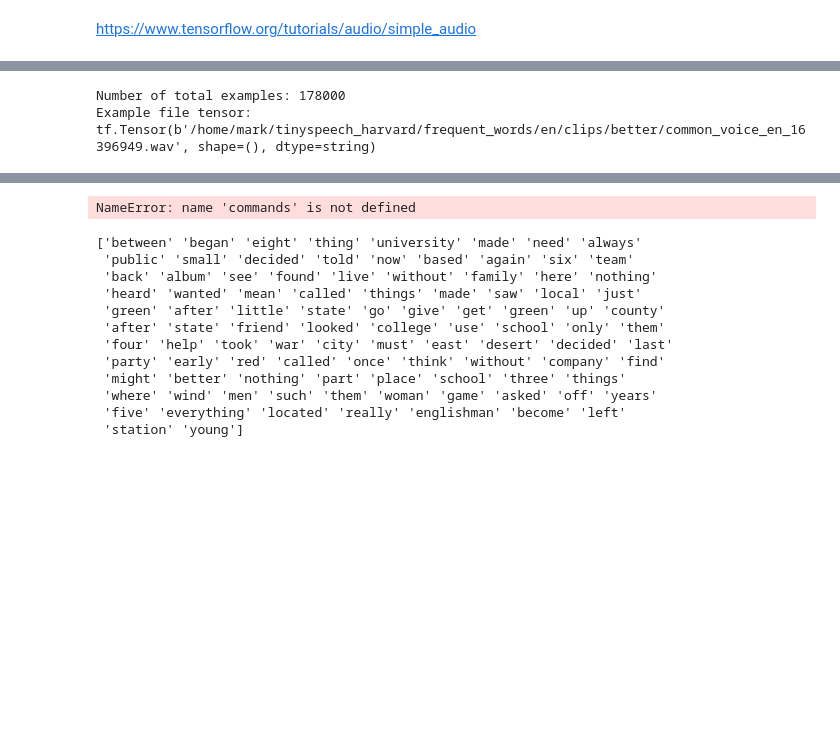
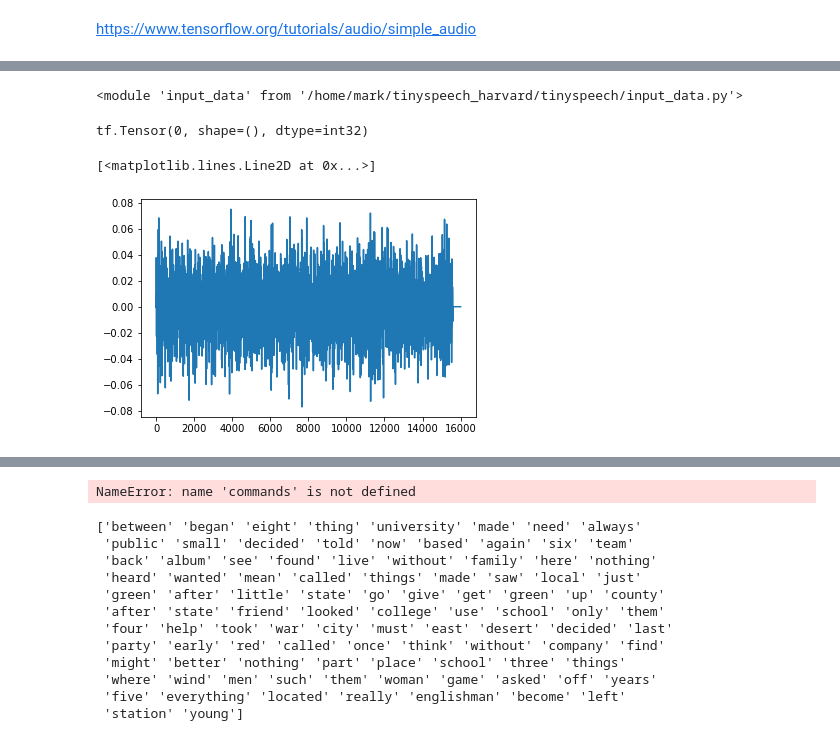
Before and after one commit to harvard-edge/multilingual_kws, a Jupyter notebook: embedding.ipynb, the cells around one changed output, grey strips where cells are left out. Cells and saved outputs as stored; diff of their text form; code cells hidden in the pictures; blank space fills up the shorter version.

Commit message:
wip micro frontend: random augmentation seems to work finally

```diff
--- a/embedding.ipynb
+++ b/embedding.ipynb
@@ -19,30 +50,3 @@ from IPython import display
 import sys
 sys.path.append("../tensorflow/tensorflow/examples/speech_commands/")
 import mmaz_input_data
-# %%
-# Set seed for experiment reproducibility
-seed = 42
-tf.random.set_seed(seed)
-np.random.seed(seed)
-data_dir = "/home/mark/tinyspeech_harvard/frequent_words/en/clips/"
-os.chdir("/home/mark/tinyspeech_harvard/train_100_moreepochs/")
-with open("wordlist.txt", "r") as fh:
-    wordlist = fh.read().splitlines()
-commands = np.array(wordlist)
-with open('dataset.pkl', 'rb') as fh:
-    dataset = pickle.load(fh)
-filenames = []
-for _, vs in dataset.items():
-    #filenames.extend(vs)
-    filenames.extend(map(str,vs))
-    #filenames.extend(list(map(tf.io.gfile.GFile,vs)))
-#filenames = tf.io.gfile.glob(str(data_dir) + '/*/*')
-filenames = tf.random.shuffle(filenames)
-num_samples = filenames.shape[0]
-print('Number of total examples:', num_samples)
-#print('Number of examples per label:',
-#      len(tf.io.gfile.listdir(str(data_dir/commands[0]))))
-print('Example file tensor:', filenames[0])
-# %% [output]
-Number of total examples: 178000
-Example file tensor: tf.Tensor(b'/home/mark/tinyspeech_harvard/frequent_words/en/clips/better/common_voice_en_16396949.wav', shape=(), dtype=string)
@@ -48,0 +55,32 @@ Example file tensor: tf.Tensor(b'/home/mark/tinyspeech_harvard/frequent_words/en
+# %%
+import importlib
+importlib.reload(input_data)
+# %% [output]
+<module 'input_data' from '/home/mark/tinyspeech_harvard/tinyspeech/input_data.py'>
+# %%
+model_settings = input_data.prepare_model_settings(
+        label_count=100,
+        sample_rate=16000,
+        clip_duration_ms=1000,
+        window_size_ms=30,
+        window_stride_ms=20,
+        feature_bin_count=40,
+        preprocess="micro",
+    )
+f = "/home/mark/tinyspeech_harvard/frequent_words/en/clips/ever/common_voice_en_106360.wav"
+commands = np.array(["ever"])
+bg_datadir = (
+        "/home/mark/tinyspeech_harvard/frequent_words/en/clips/_background_noise_/"
+)
+
+a = input_data.AudioDataset(model_settings, commands, bg_datadir)
+AUTOTUNE = tf.data.experimental.AUTOTUNE
+# %%
+x = a.random_background_sample()
+x = a.random_timeshift(x)
+x = x.numpy()
+plt.plot(np.arange(16000), x)
+# %% [output]
+tf.Tensor(0, shape=(), dtype=int32)
+[<matplotlib.lines.Line2D at 0x...>]
+[figure, added]
```
Also changed, not shown: parts of 15 cells of this notebook, 2 other files.
